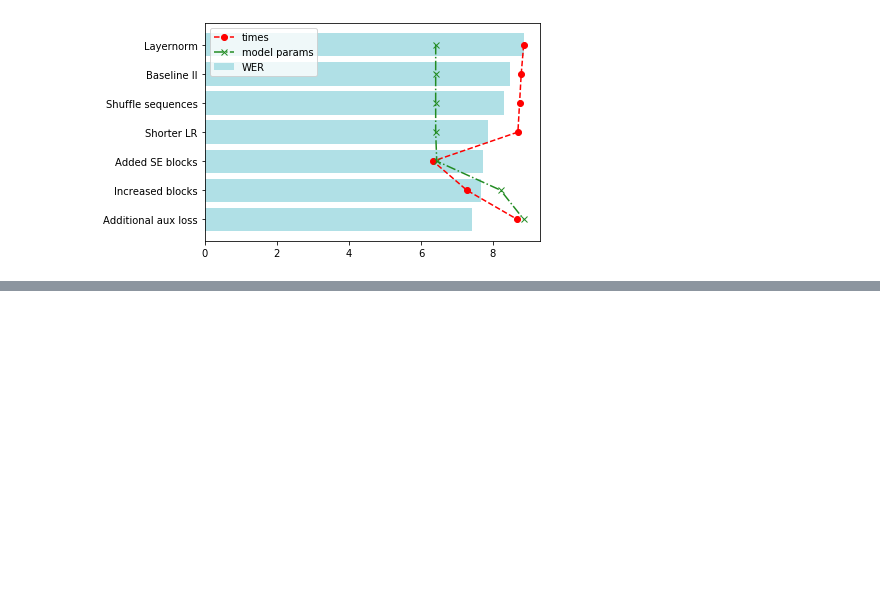
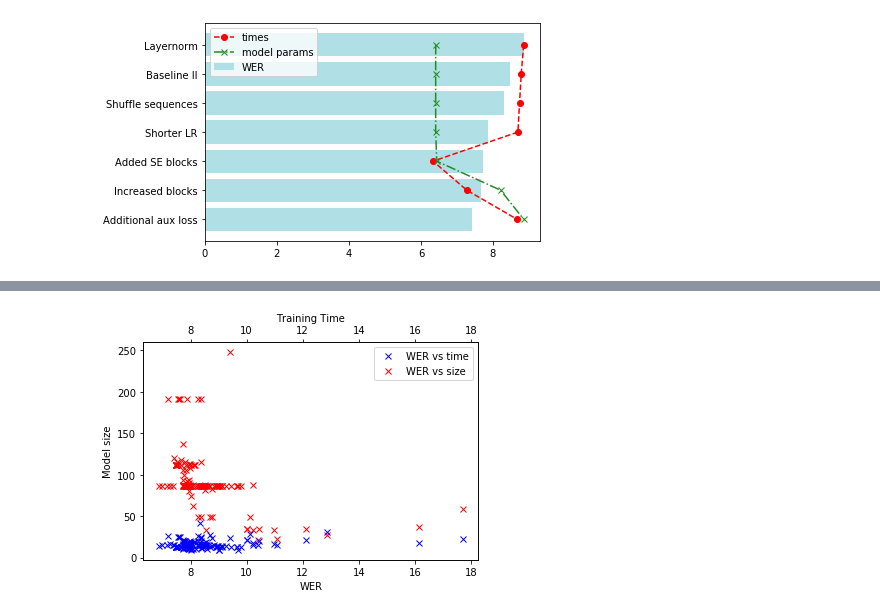
Before and after one commit to rwth-i6/i6_experiments, a Jupyter notebook: users/schupp/hybrid_hmm_nn/plot_makers/plots.ipynb, the cells around one changed output, grey strips where cells are left out. Saved outputs shown, nothing was run; the diff lists cells and outputs as text; code cells hidden in the pictures; blank space fills up the shorter version.

```diff
--- a/users/schupp/hybrid_hmm_nn/plot_makers/plots.ipynb
+++ b/users/schupp/hybrid_hmm_nn/plot_makers/plots.ipynb
@@ -243,0 +241,99 @@ plt.savefig(f"{ABS}/out_plots/overall.pdf")
+# %%
+# Model size vs WER
+import glob
+
+def get_data(ex):
+    with open(ex, "r") as file:
+        data = json.load(file)
+    return data
+
+all_models = glob.glob(f"{ABS}results2/*/*")
+
+all_datas = [get_data(x) for x in all_models]
+
+def get_best_epoch_dev_other(data):
+    try:
+        optim = isinstance(data["dev-other"]["optim_wer_by_ep"], dict) and len(data["dev-other"]["optim_wer_by_ep"]) > 0
+
+        set_data = data["dev-other"]
+        wers = set_data["optim_wer_by_ep" if optim else "wer_by_ep"]
+        if isinstance(wers, str):
+            return "No best ep"
+        best_wer = 100
+        best_ep = -1
+        for x in wers:
+            ep = int(x)
+            wer = wers[x][-2] if optim else wers[x][0] #TODO: not sure about the no optim case
+            wer = float(wer.replace("%", ""))
+            if wer < best_wer:
+                best_wer = wer
+                best_ep = ep
+    except Exception as e:
+        return None
+
+    return best_ep
+
+def get_best_wer(ep, data):
+    if not ep:
+        return None
+    if isinstance(ep, str):
+        return None
+    if int(ep) < 1:
+        return None
+    return float(data["dev-other"]["optim_wer_by_ep"][str(ep)][-2][:-1])
+
+def get_size(data):
+    if isinstance(data["dev-other"], str):
+        return None
+    return data["dev-other"]["num_params"]
+
+
+def get_time(data):
+    if not "time_p_sep" in data["dev-other"]:
+        return None
+    return float(data["dev-other"]["time_p_sep"]) * 40.0 # always 40 ep split
+
+all_best_ep = [
+    get_best_epoch_dev_other(d) for d in all_datas
+]
+
+all_best_wer = [
+    get_best_wer(ep, data) for ep, data in zip(all_best_ep, all_datas)
+]
+
+all_times = [
+    get_time(data) for data in all_datas
+]
+
+all_size = [
+    get_size(data) for data in all_datas
+]
+
+del_id = []
+for i in range(len(all_size)):
+    if all_best_wer[i] is None or all_size[i] is None or all_times[i] is None:
+        del_id.append(i)
+
+for x in reversed(del_id):
+    del all_best_wer[x]
+    del all_size[x]
+    del all_times[x]
+
+print(all_size)
+print(all_best_wer)
+
+
+ax1 = plt.gca()
+ax1.plot(all_best_wer, all_size, marker='x',color='r',linestyle='none', label="WER vs size")
+plt.xlabel("WER")
+plt.ylabel("Model size")
+
+
+ax2 = ax1.twiny()
+ax2.set_xlabel('Training Time')
+ax2.plot(all_best_wer, all_times, marker='x',color='b',linestyle='none', label="WER vs time")
+ax2.plot([], [], marker='x',color='r',linestyle='none', label="WER vs size")
+ax2.legend()
+
+plt.savefig(f"{ABS}/out_plots/overall_size_vs_time.pdf")
+# %% [output]
@@ -243,0 +342 @@ plt.savefig(f"{ABS}/out_plots/overall.pdf")
+[figure, added]
```
Also changed, not shown: parts of 2 cells of this notebook.
